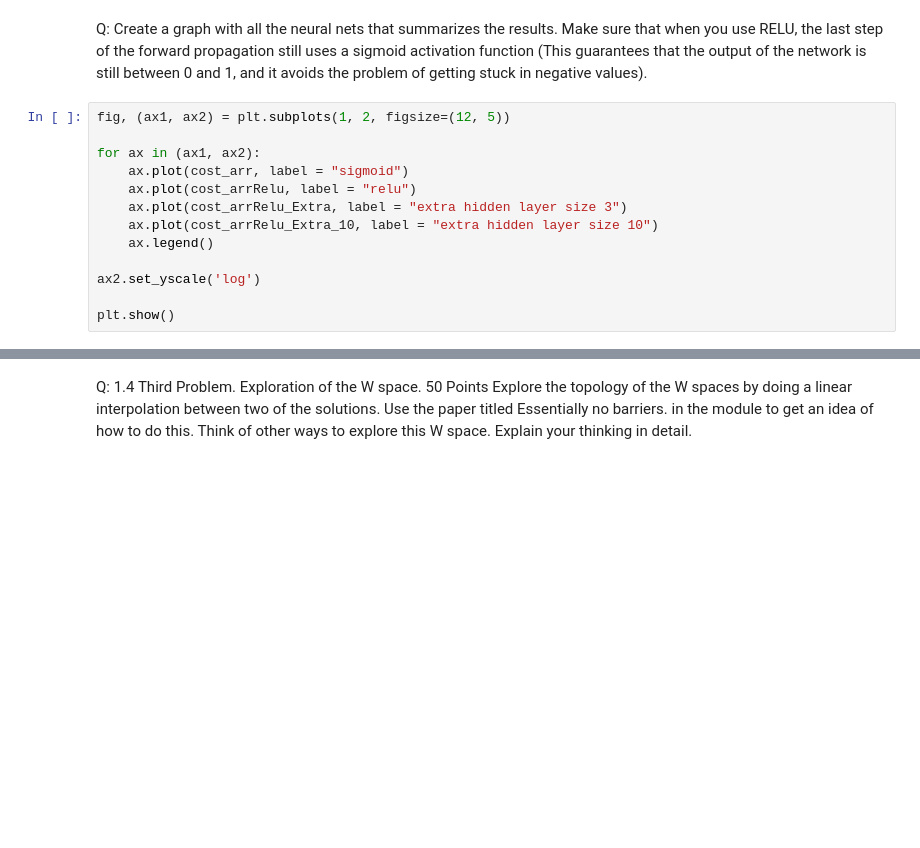
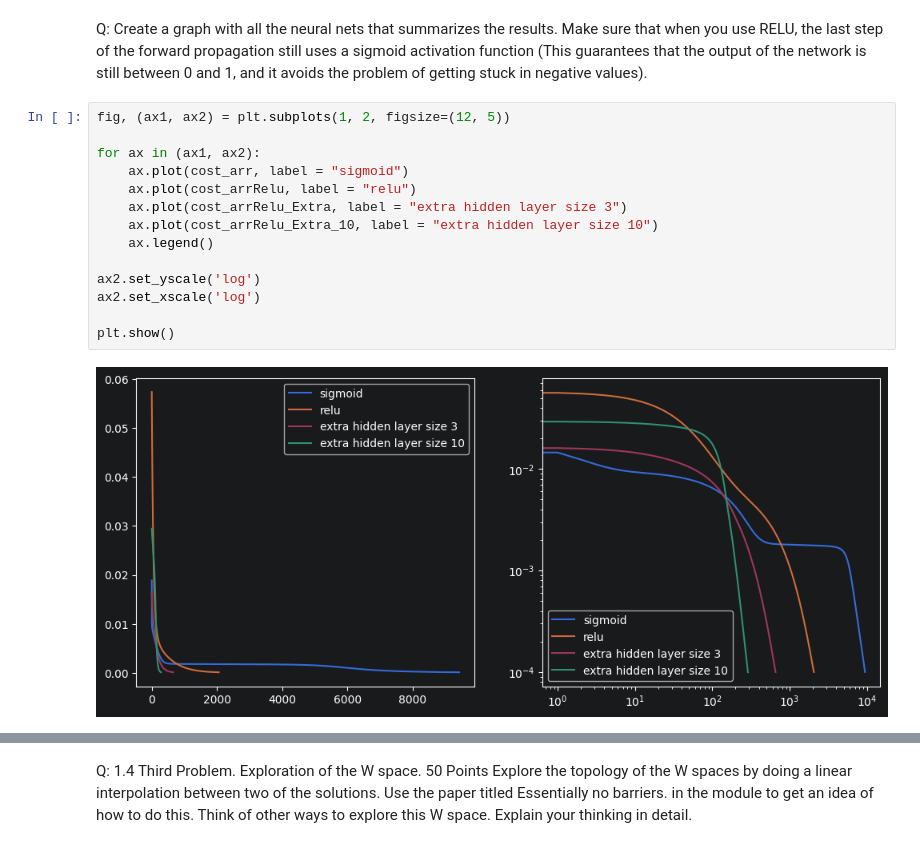
Before and after one commit to benjamin-n-baker/Misc-HW, a Jupyter notebook: NeuralNetsFall26 (5).ipynb, the cells around one changed output, grey strips where cells are left out. Drawn from its saved outputs; the diff is of its cells as text; blank space fills up the shorter version.

```diff
--- a/NeuralNetsFall26 (5).ipynb
+++ b/NeuralNetsFall26 (5).ipynb
@@ -371,16 +425,19 @@ avoids the problem of getting stuck in negative values).
 # %%
 fig, (ax1, ax2) = plt.subplots(1, 2, figsize=(12, 5))
 
 for ax in (ax1, ax2):
     ax.plot(cost_arr, label = "sigmoid")
     ax.plot(cost_arrRelu, label = "relu")
     ax.plot(cost_arrRelu_Extra, label = "extra hidden layer size 3")
     ax.plot(cost_arrRelu_Extra_10, label = "extra hidden layer size 10")
     ax.legend()
 
 ax2.set_yscale('log')
+ax2.set_xscale('log')
 
 plt.show()
+# %% [output]
+[figure, added]
 # %%
 plt.plot(sigmoid_accuracy)
 plt.plot(relu_accuracy)
```
Also changed, not shown: parts of 30 cells of this notebook.
